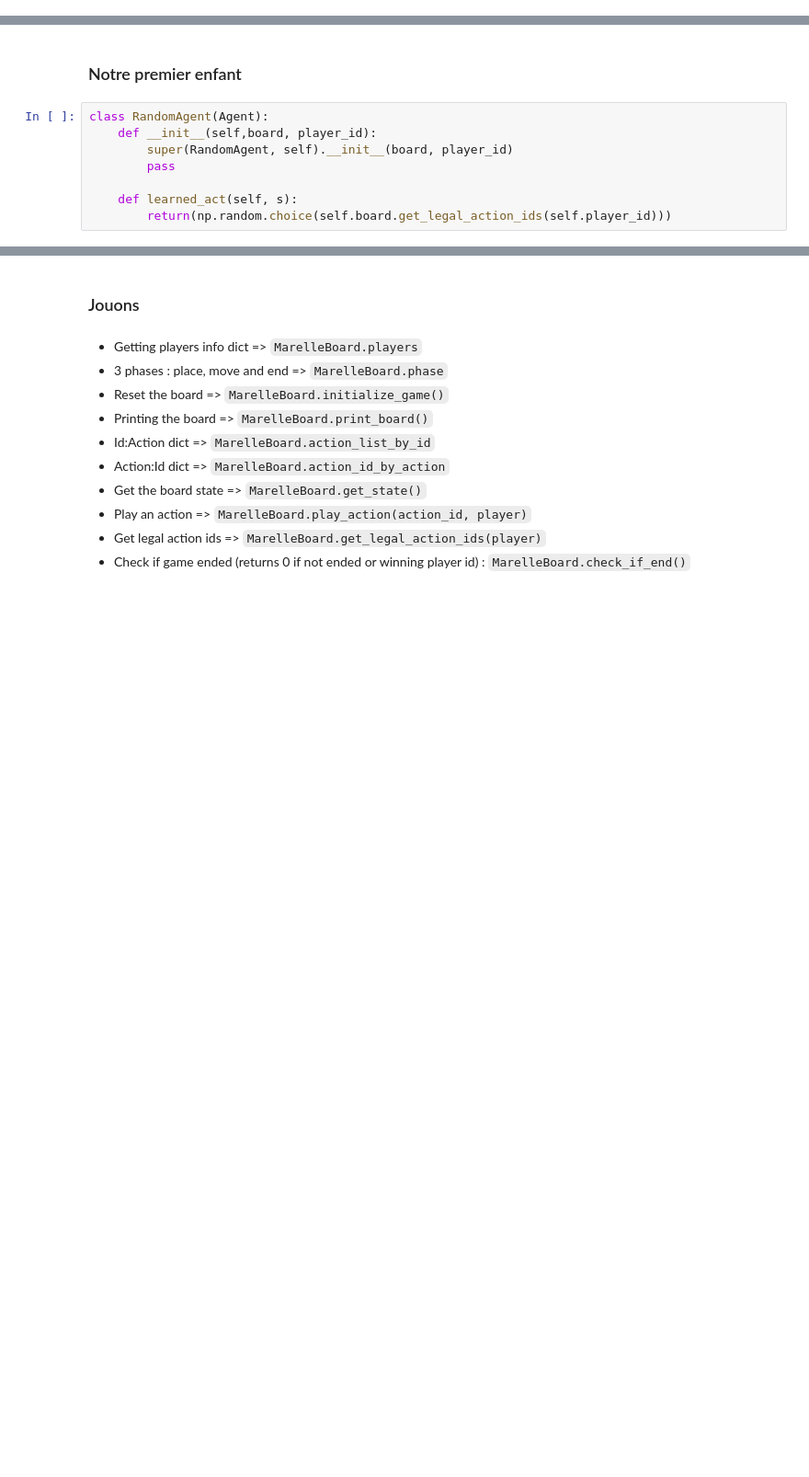
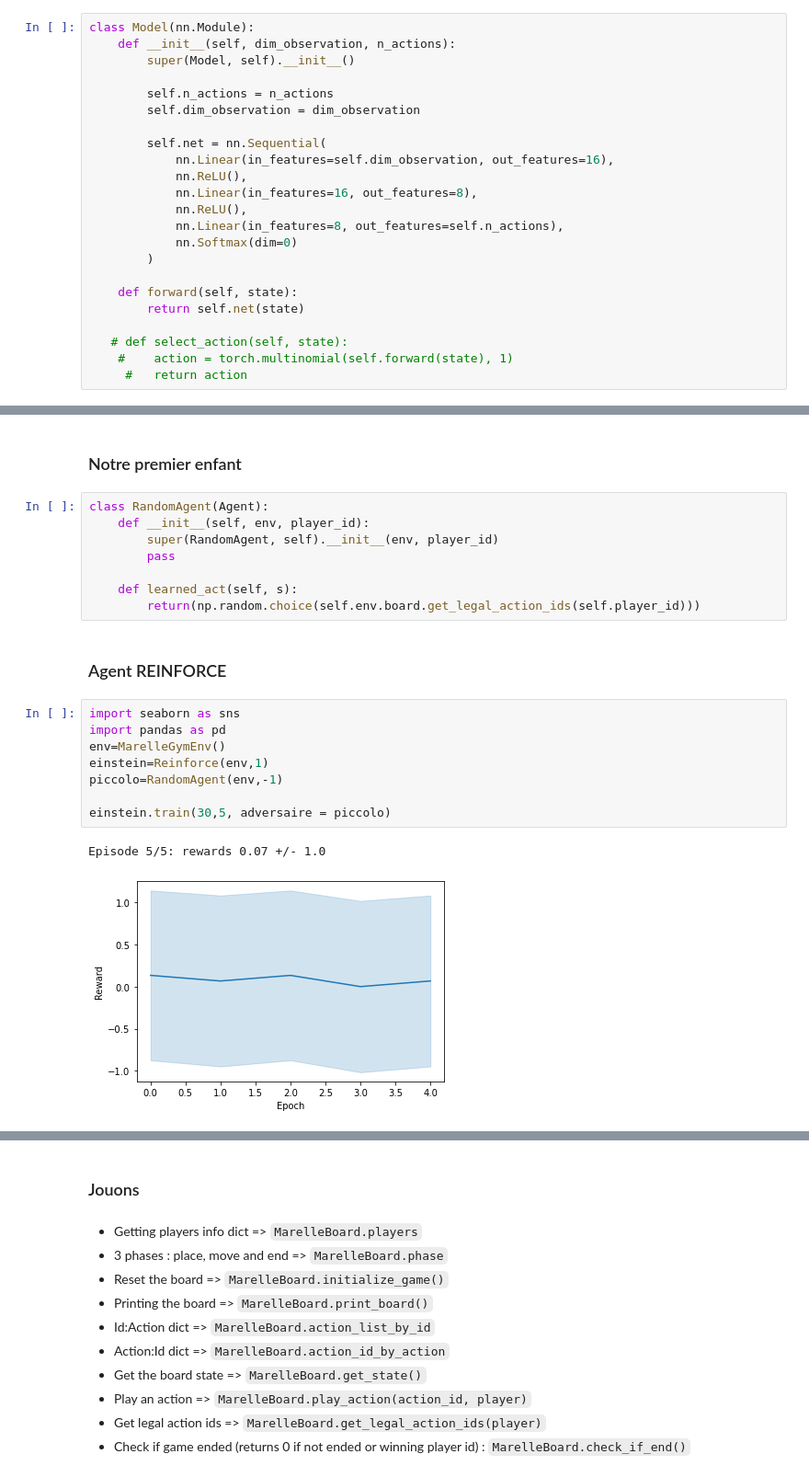
Before and after one commit to clement2323/MaRL, a Jupyter notebook: maRL_environment.ipynb, the cells around one changed output, grey strips where cells are left out. Shown at 92% size. Drawn from its saved outputs; the diff is of its cells as text; blank space fills up the shorter version.

Commit message:
ajout de reinforce

```diff
--- a/maRL_environment.ipynb
+++ b/maRL_environment.ipynb
@@ -164,4 +121,27 @@ class MarelleGymEnv(gym.Env):
 # %% [markdown]
 ### Création d'une classse générale agent dont nos agents seront hérités
+# %%
+class Model(nn.Module):
+    def __init__(self, dim_observation, n_actions):
+        super(Model, self).__init__()
+
+        self.n_actions = n_actions
+        self.dim_observation = dim_observation
+
+        self.net = nn.Sequential(
+            nn.Linear(in_features=self.dim_observation, out_features=16),
+            nn.ReLU(),
+            nn.Linear(in_features=16, out_features=8),
+            nn.ReLU(),
+            nn.Linear(in_features=8, out_features=self.n_actions),
+            nn.Softmax(dim=0)
+        )
+
+    def forward(self, state):
+        return self.net(state)
+
+   # def select_action(self, state):
+    #    action = torch.multinomial(self.forward(state), 1)
+     #   return action
 # %%
 class Agent(object):
@@ -213,9 +246,22 @@ class Agent(object):
 ### Notre premier enfant
 # %%
 class RandomAgent(Agent):
-    def __init__(self,board, player_id):
-        super(RandomAgent, self).__init__(board, player_id)
+    def __init__(self, env, player_id):
+        super(RandomAgent, self).__init__(env, player_id)
         pass
 
     def learned_act(self, s):
-        return(np.random.choice(self.board.get_legal_action_ids(self.player_id)))
+        return(np.random.choice(self.env.board.get_legal_action_ids(self.player_id)))
+# %% [markdown]
+### Agent REINFORCE
+# %%
+import seaborn as sns
+import pandas as pd
+env=MarelleGymEnv()
+einstein=Reinforce(env,1)
+piccolo=RandomAgent(env,-1)
+
+einstein.train(30,5, adversaire = piccolo)
+# %% [output]
+Episode 5/5: rewards 0.07 +/- 1.0
+[figure, added]
```
Also changed, not shown: parts of 10 cells of this notebook.
